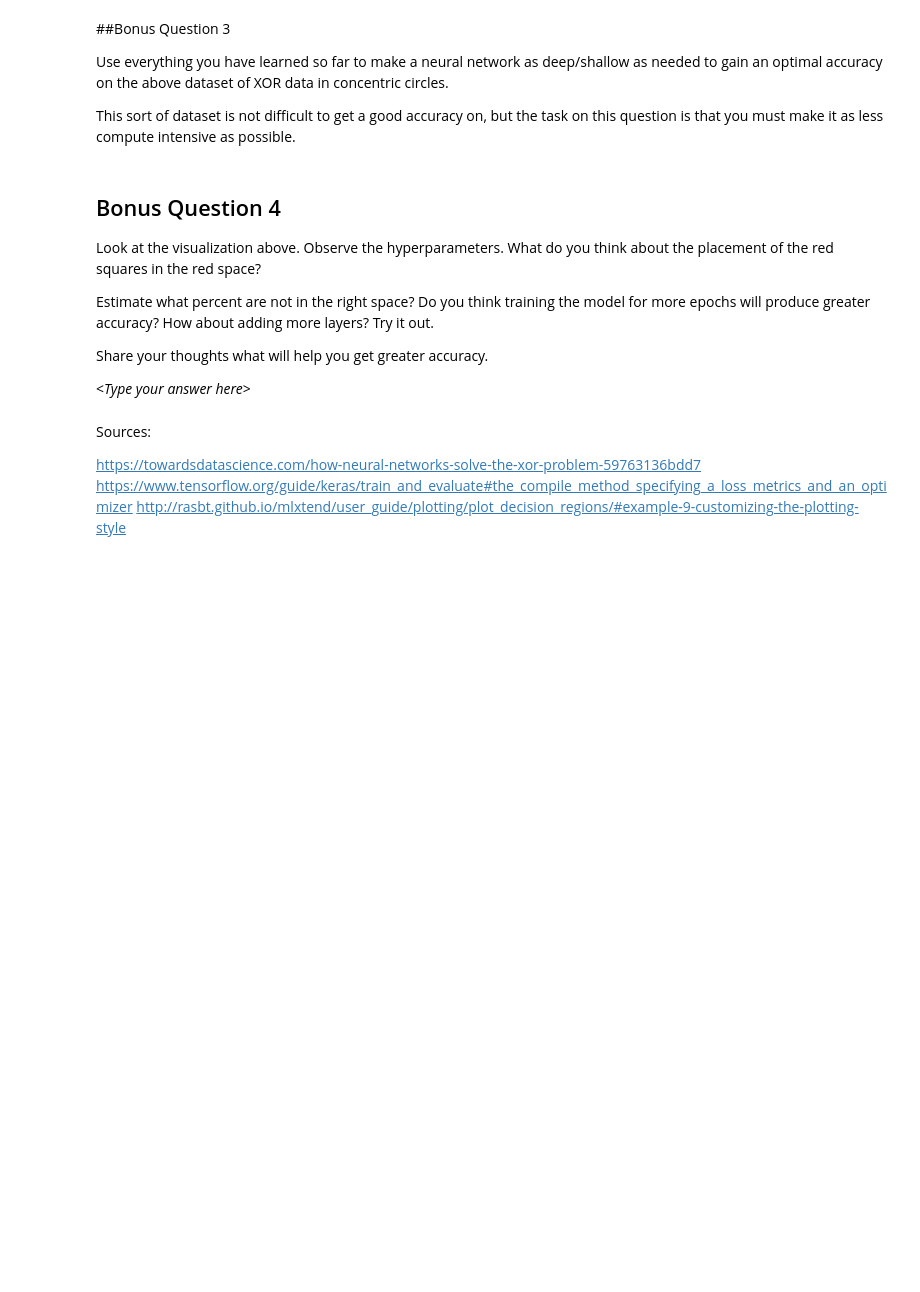
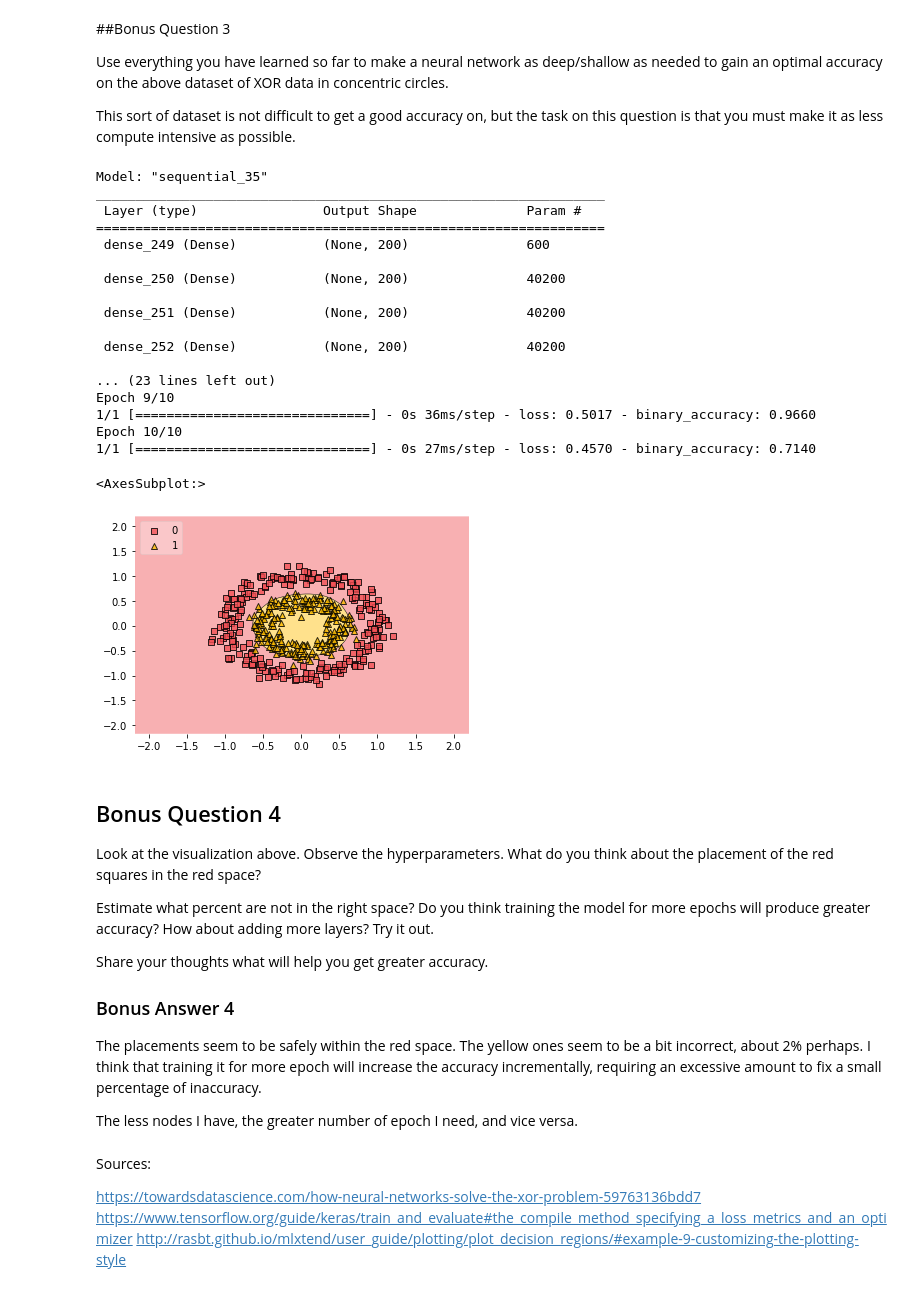
Before and after one commit to EuijinKang/FutureMakers2022, a Jupyter notebook: Copy_of_Day_3_Intro_to_Deep_Learning_SV.ipynb, the cells around one changed output. Drawn from its saved outputs; the diff is of its cells as text; code cells hidden in the pictures; blank space fills up the shorter version.

```diff
--- a/Copy_of_Day_3_Intro_to_Deep_Learning_SV.ipynb
+++ b/Copy_of_Day_3_Intro_to_Deep_Learning_SV.ipynb
@@ -615,3 +668,52 @@ This sort of dataset is not difficult to get a good accuracy on, but the task on
+# %%
+""" Create a neural network workflow similar to the one used above
+    You may use plot_decision_regions() to visualize the decision boundaries """
+# Define and instantiate model layers
+model = tf.keras.models.Sequential()
+model.add(tf.keras.Input(shape=(2)))
+
+#try ADDING MORE LAYERS below and changing the number of nodes
+for i in range(4):
+  model.add(tf.keras.layers.Dense(200, activation='relu'))
+
+
+#add the classification layer
+model.add(tf.keras.layers.Dense(1, activation='sigmoid'))
+model.summary()
+
+# Define optimizers, loss function and metrics
+
+model.compile(
+    optimizer=tf.keras.optimizers.RMSprop(),
+    loss=tf.keras.losses.BinaryCrossentropy(),
+    metrics=[tf.keras.metrics.BinaryAccuracy()],
+)
+
+# Fit model
+model.fit(data, target, epochs = 10, batch_size=data.shape[0])
+
+# Visualize learned boundaries
+plot_decision_regions(data, target.reshape(-1), clf=model, legend=2, colors = '#F15156,#FFBD00')
+# %% [output]
+Model: "sequential_35"
+_________________________________________________________________
+ Layer (type)                Output Shape              Param #
+=================================================================
+ dense_249 (Dense)           (None, 200)               600
+
+ dense_250 (Dense)           (None, 200)               40200
+
+ dense_251 (Dense)           (None, 200)               40200
+
+ dense_252 (Dense)           (None, 200)               40200
+
+... (23 lines left out)
+Epoch 9/10
+1/1 [==============================] - 0s 36ms/step - loss: 0.5017 - binary_accuracy: 0.9660
+Epoch 10/10
+1/1 [==============================] - 0s 27ms/step - loss: 0.4570 - binary_accuracy: 0.7140
+<AxesSubplot:>
+[figure, added]
 # %% [markdown]
 ## Bonus Question 4
 
@@ -621,8 +723,11 @@ Estimate what percent are not in the right space? Do you think training the mode
 
 Share your thoughts what will help you get greater accuracy.
 
+### Bonus Answer 4
 
-\<*Type your answer here*\>
+The placements seem to be safely within the red space. The yellow ones seem to be a bit incorrect, about 2% perhaps. I think that training it for more epoch will increase the accuracy incrementally, requiring an excessive amount to fix a small percentage of inaccuracy.
+
+The less nodes I have, the greater number of epoch I need, and vice versa.
 # %% [markdown]
 Sources:
 
```
Also changed, not shown: parts of 7 cells of this notebook.
